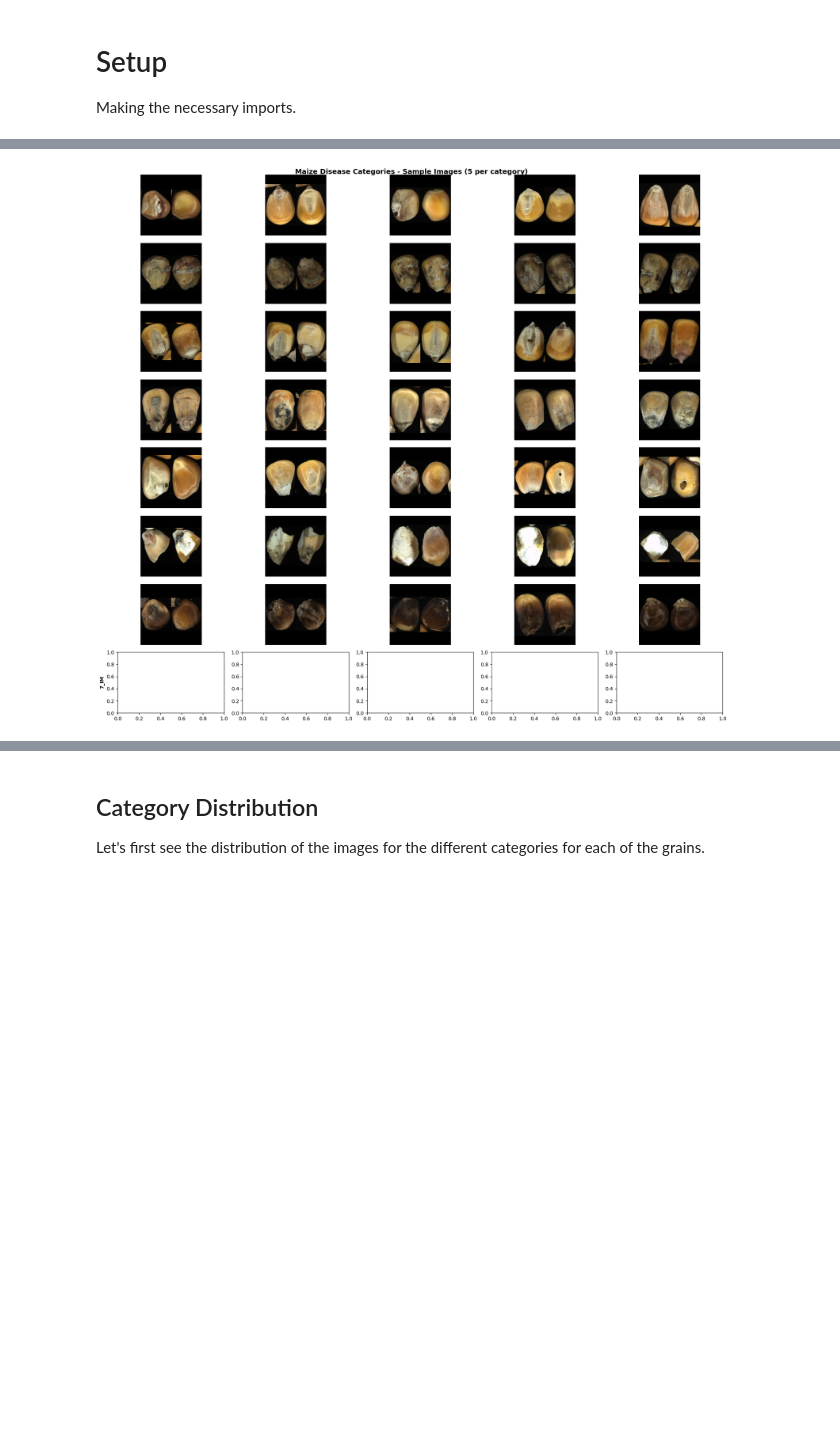
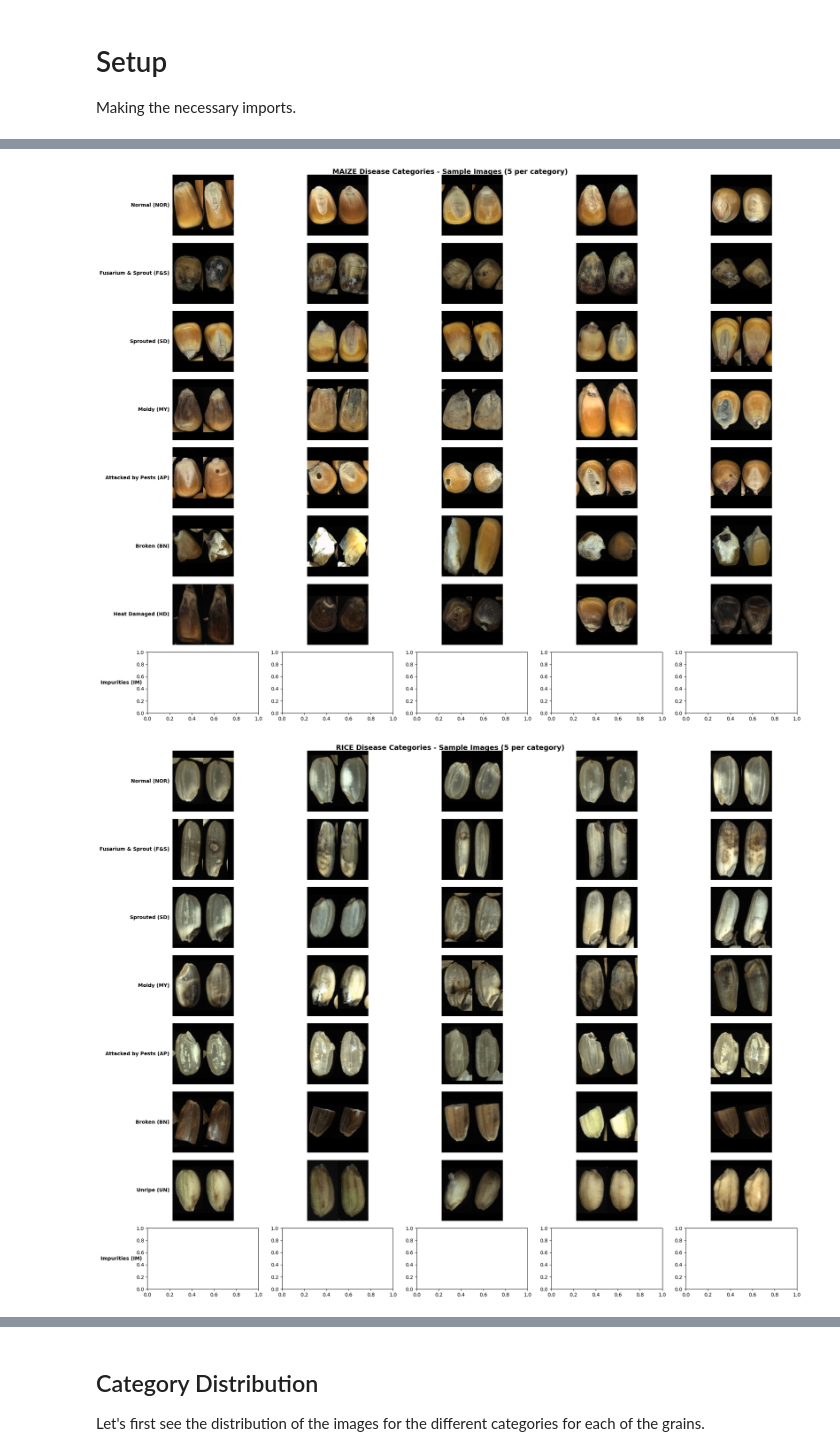
Before and after one commit to xandreiAThome/grain-disease-vision-model, a Jupyter notebook: 02_exploratory_data_analysis.ipynb, the cells around one changed output, grey strips where cells are left out. Cells and saved outputs as stored; diff of their text form; code cells hidden in the pictures; blank space fills up the shorter version.

```diff
--- a/02_exploratory_data_analysis.ipynb
+++ b/02_exploratory_data_analysis.ipynb
@@ -21,38 +29,59 @@ Lets take a quick look at some of the images of our dataset
 # %%
+CATEGORY_LABELS = {
+    "0_NOR": "Normal (NOR)",
+    "1_F&S": "Fusarium & Sprout (F&S)",
+    "2_SD":  "Sprouted (SD)",
+    "3_MY":  "Moldy (MY)",
+    "4_AP":  "Attacked by Pests (AP)",
+    "5_BN":  "Broken (BN)",
+    "6_HD":  "Heat Damaged (HD)",   # maize
+    "6_UN":  "Unripe (UN)",         # rice
+    "7_IM":  "Impurities (IM)",
+}
+
 MAIZE_CATEGORIES = ["0_NOR", "1_F&S", "2_SD", "3_MY", "4_AP", "5_BN", "6_HD", "7_IM"]
-RICE_CATEGORIES = ["0_NOR", "1_F&S", "2_SD", "3_MY", "4_AP", "5_BN", "6_UN", "7_IM"]
-CATEGORIES_MAP = {"maize": MAIZE_CATEGORIES, "rice": RICE_CATEGORIES}
+RICE_CATEGORIES  = ["0_NOR", "1_F&S", "2_SD", "3_MY", "4_AP", "5_BN", "6_UN", "7_IM"]
+CATEGORIES_MAP   = {"maize": MAIZE_CATEGORIES, "rice": RICE_CATEGORIES}
 
 base_dir = "./dataset/images"
 
-# Display comprehensive grid of sample images from maize categories
-fig, axes = plt.subplots(8, 5, figsize=(18, 16))
-fig.suptitle(
-    "Maize Disease Categories - Sample Images (5 per category)",
-    fontsize=14,
-    fontweight="bold",
-)
+for grain, categories in CATEGORIES_MAP.items():
+    fig, axes = plt.subplots(len(categories), 5, figsize=(20, 16))
+    fig.suptitle(
+        f"{grain.upper()} Disease Categories - Sample Images (5 per category)",
+        fontsize=14,
+        fontweight="bold",
+    )
 
-for cat_idx, category in enumerate(MAIZE_CATEGORIES):
-    category_path = os.path.join(base_dir, "maize", "train", category)
+    for cat_idx, category in enumerate(categories):
+        category_path = os.path.join(base_dir, grain, "train", category)
 
-    if os.path.exists(category_path):
-        images = [f for f in os.listdir(category_path) if f.lower().endswith(".png")]
-        sample_images = random.sample(images, min(5, len(images)))
+        if os.path.exists(category_path):
+            images = [f for f in os.listdir(category_path) if f.lower().endswith(".png")]
+            sample_images = random.sample(images, min(5, len(images)))
 
-        for img_idx, img_name in enumerate(sample_images):
-            ax = axes[cat_idx, img_idx]
-            img = Image.open(os.path.join(category_path, img_name))
-            ax.imshow(img)
-            ax.axis("off")
+            for img_idx, img_name in enumerate(sample_images):
+                ax = axes[cat_idx, img_idx]
+                img = Image.open(os.path.join(category_path, img_name))
+                ax.imshow(img)
+                ax.axis("off")
 
-        # Hide remaining subplots if fewer than 5 images
-        for img_idx in range(len(sample_images), 5):
-            axes[cat_idx, img_idx].axis("off")
+            for img_idx in range(len(sample_images), 5):
+                axes[cat_idx, img_idx].axis("off")
 
-    axes[cat_idx, 0].set_ylabel(category, fontsize=10, fontweight="bold")
+        # Use text() instead of set_ylabel
+        axes[cat_idx, 0].text(
+            -0.05, 0.5,
+            CATEGORY_LABELS.get(category, category),
+            transform=axes[cat_idx, 0].transAxes,
+            fontsize=10,
+            fontweight="bold",
+            va="center",
+            ha="right",
+        )
 
-plt.tight_layout(w_pad=0)
-plt.show()
+    plt.tight_layout()
+    plt.show()
 # %% [output]
-[figure, old version]
+[figure, new version]
+[figure, added]
```
Also changed, not shown: parts of 15 cells of this notebook, 6 other files.
